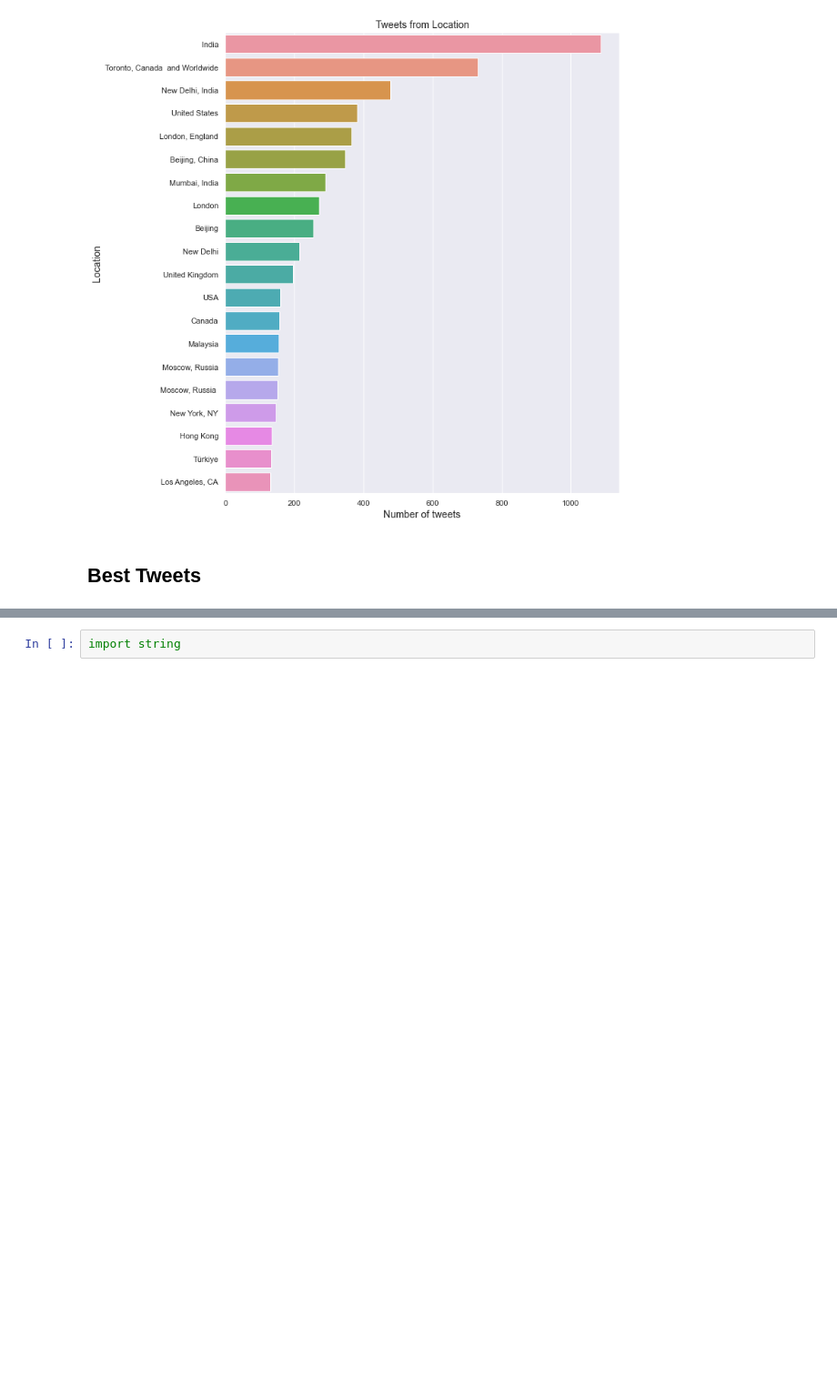
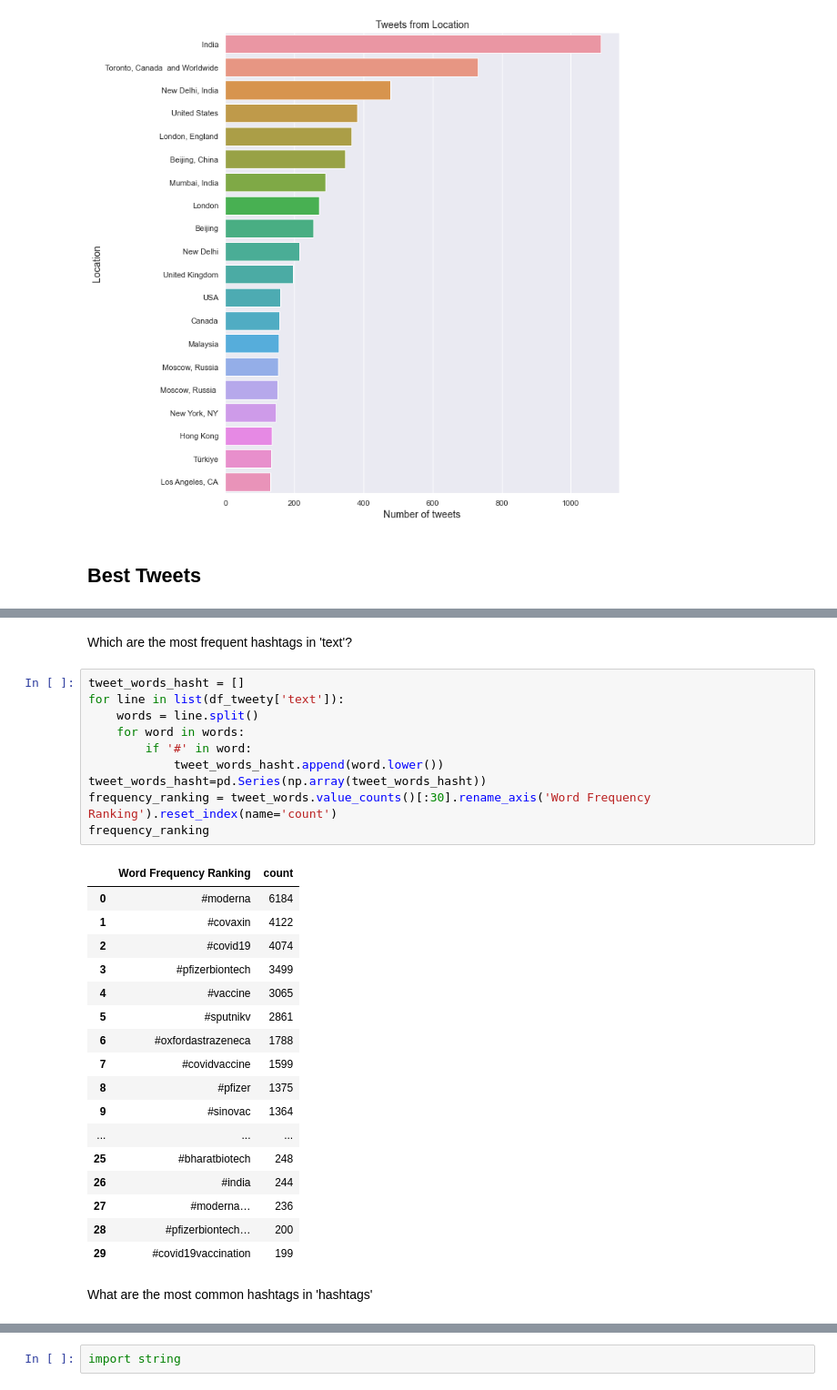
Before and after one commit to BiBa-01/Capstone_Covid, a Jupyter notebook: FirstLookTweety.ipynb, the cells around one changed output, grey strips where cells are left out. Shown at 91% size. Drawn from its saved outputs; the diff is of its cells as text; blank space fills up the shorter version.

```diff
--- a/FirstLookTweety.ipynb
+++ b/FirstLookTweety.ipynb
@@ -239,0 +246,32 @@ Name: text, dtype: object
+# %% [markdown]
+Which are the most frequent hashtags in 'text'?
+# %%
+tweet_words_hasht = []
+for line in list(df_tweety['text']):
+    words = line.split()
+    for word in words:
+        if '#' in word:
+            tweet_words_hasht.append(word.lower())
+tweet_words_hasht=pd.Series(np.array(tweet_words_hasht))
+frequency_ranking = tweet_words.value_counts()[:30].rename_axis('Word Frequency Ranking').reset_index(name='count')
+frequency_ranking
+# %% [output]
+|  | Word Frequency Ranking | count |
+| 0 | #moderna | 6184 |
+| 1 | #covaxin | 4122 |
+| 2 | #covid19 | 4074 |
+| 3 | #pfizerbiontech | 3499 |
+| 4 | #vaccine | 3065 |
+| 5 | #sputnikv | 2861 |
+| 6 | #oxfordastrazeneca | 1788 |
+| 7 | #covidvaccine | 1599 |
+| 8 | #pfizer | 1375 |
+| 9 | #sinovac | 1364 |
+| ... | ... | ... |
+| 25 | #bharatbiotech | 248 |
+| 26 | #india | 244 |
+| 27 | #moderna… | 236 |
+| 28 | #pfizerbiontech… | 200 |
+| 29 | #covid19vaccination | 199 |
+# %% [markdown]
+What are the most common hashtags in 'hashtags'
```
Also changed, not shown: parts of 26 cells of this notebook.
